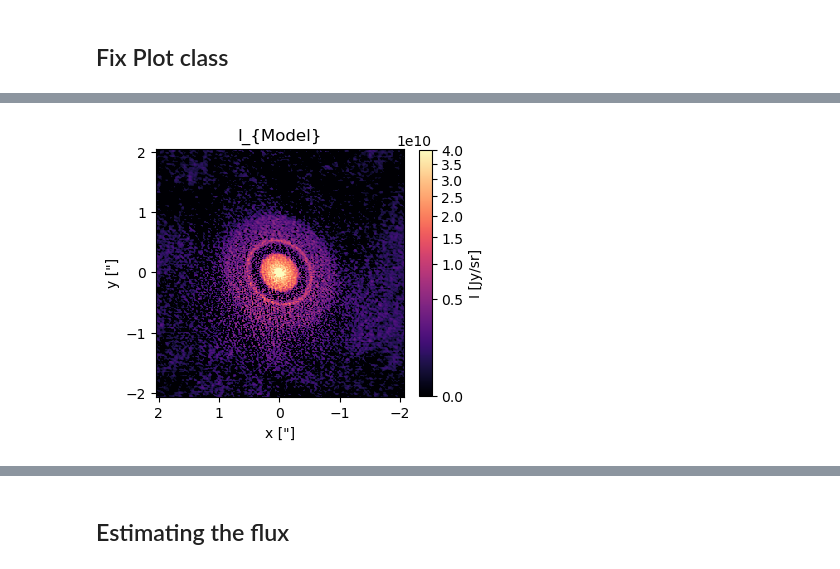
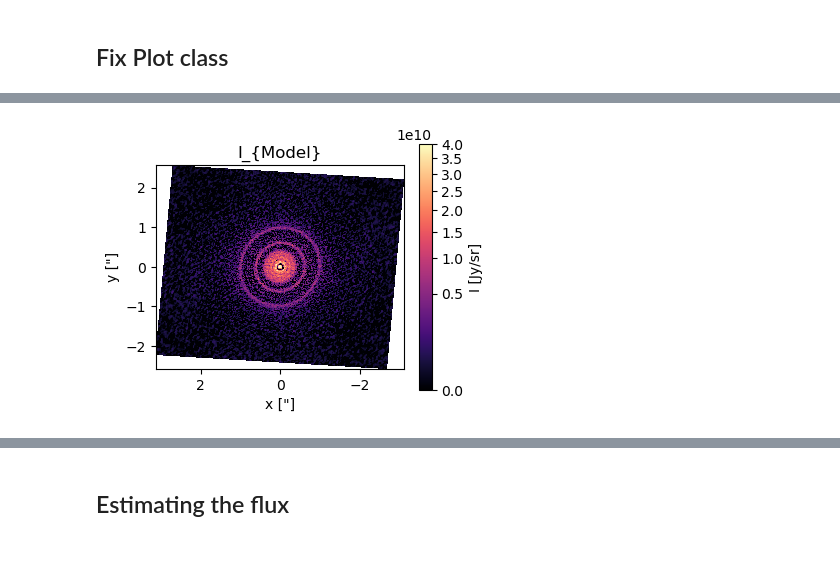
Before and after one commit to mariajmellado/frank2d, a Jupyter notebook: Notebooks/45_Frank2D_FixPlots.ipynb, the cells around one changed output, grey strips where cells are left out. Drawn from its saved outputs; the diff is of its cells as text; code cells hidden in the pictures.

Commit message:
feat/fix: add richard's binary search opt. for building matrix and fix plot class.

```diff
--- a/Notebooks/45_Frank2D_FixPlots.ipynb
+++ b/Notebooks/45_Frank2D_FixPlots.ipynb
@@ -567,11 +567,11 @@ class Plot(object):
             raise ValueError("type must be 'input' or 'model'")
 
         # Shifted already.
-        u = self._u_model #(N, N)
-        v = self._v_model
+        u = -self._u_model #(N, N)
+        v = -self._v_model
         if phase_shift:
             # Only in this scheme (East of North) makes sense to do the phase shifting.
-            vis = geom.apply_phase_shift(-u, -v, vis)
+            vis = geom.apply_phase_shift(u, v, vis)
 
         if deproject:
             ud, vd, _ = geom.deproject(u, v)
@@ -615,10 +615,10 @@ class Plot(object):
             vis = geom.apply_phase_shift(-u_grid, -v_grid, vis_)
             I = f2d.transform(vis).real
 
-        x = self._x_model
-        y = self._y_model
+        x = -self._x_model
+        y = -self._y_model
         if deproject:
-            xd, yd = geom.deproject_xy(x_grid, y_grid)
+            xd, yd = self.deproject_xy(x, y)
             x, y = xd, yd
 
         plt.figure(figsize = (fig_size, fig_size))
@@ -740,12 +740,10 @@ class Plot(object):
             weights = weights * np.cos(geom.inc * deg_to_rad) ** 2
             return vis, weights
 
-        vis_model_scaled, weights_scaled = rescale_total_flux(vis_model, weights_input)
-        vis_input, weights_input = rescale_total_flux(vis_input, weights_input)
 
-        q_model_1d, vis_model_1d = self.get_profile(u_model, v_model, vis_model_scaled,
+        q_model_1d, vis_model_1d = self.get_profile(u_model, v_model, vis_model,
                                                     bins = edges,
-                                                    weighted = weighted, weights = weights_scaled)
+                                                    weighted = weighted, weights = weights_input)
 
         # ----------------
         baselines = np.hypot(u_input, v_input)
@@ -785,6 +783,19 @@ class Plot(object):
         plt.title(r'$Visibility_{Model}$ N = ' + str(self._Nx))
         plt.legend(fontsize= 10, loc = 'best')
         plt.show()
+
+    def deproject_xy(self, x, y):
+        inc = self._Geometry._inc*deg_to_rad
+        pa = (self._Geometry._pa)*deg_to_rad
+
+        cos_i = np.cos(inc)
+        cos_pa, sin_pa = np.cos(pa), np.sin(pa)
+
+        x_d = (x * cos_pa + y * sin_pa)
+        y_d = (x *-sin_pa + y * cos_pa)
+
+        x_d = x_d/cos_i
+        return x_d, y_d
 
     def intensity_profile(self, title= r'Brightness profile',
                           clean = False, fits_file = None,
@@ -837,8 +848,8 @@ class Plot(object):
         I = frank2d.transform(vis).real
 
         # deproject
-        x_model, y_model = geom.deproject_xy(x_model, y_model)
-        x_model_1d, y_model_1d = geom.deproject_xy(x_model_1d, y_model_1d)
+        x_model, y_model = self.deproject_xy(x_model, y_model)
+        x_model_1d, y_model_1d = self.deproject_xy(x_model_1d, y_model_1d)
 
         # collocation points for the plot.
         r = np.unique(np.hypot(x_model_1d, y_model_1d))
@@ -861,7 +872,7 @@ class Plot(object):
             r_f1d = sol.r
 
         r_model_1d, I_model_1d = self.get_profile(x_model, y_model, I, bins = edges)
-        I_model_1d = np.nan_to_num(I_model_1d, nan=0)/np.cos(inc*deg_to_rad)
+        I_model_1d = np.nan_to_num(I_model_1d, nan=0)
 
         plt.figure(figsize=(10,4))
         if clean:
@@ -908,4 +915,4 @@ Plot_.visibility(fig_size = 4)
 # %%
-Plot_.intensity(fig_size = 4)
+Plot_.intensity(fig_size = 4, deproject = True)
 # %% [output]
-[figure, old version]
+[figure, new version]
```
Also changed, not shown: parts of 5 cells of this notebook, 10 other files.
